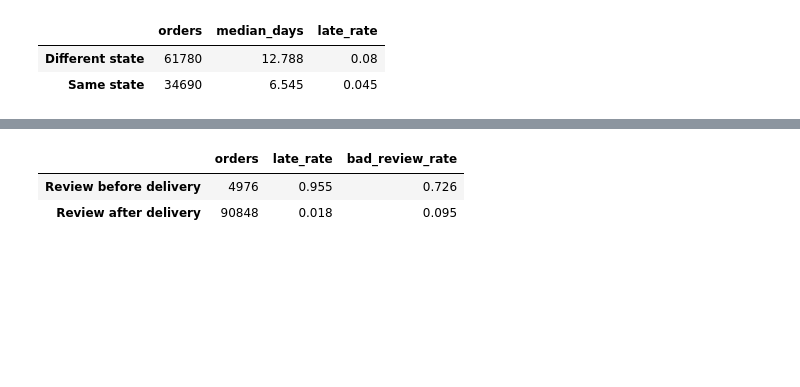
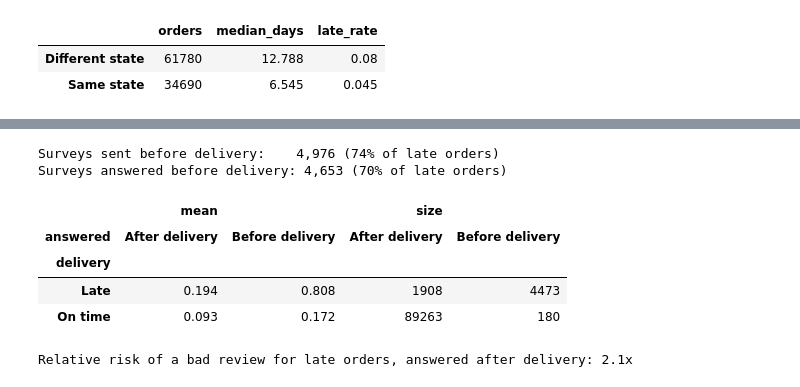
Before and after one commit to bruno1013/olist-customer-analytics, a Jupyter notebook: notebooks/02_eda_logistics.ipynb, the cells around one changed output, grey strips where cells are left out. Cells and saved outputs as stored; diff of their text form; code cells hidden in the pictures; blank space fills up the shorter version.

```diff
--- a/notebooks/02_eda_logistics.ipynb
+++ b/notebooks/02_eda_logistics.ipynb
@@ -353,17 +361,33 @@ Some customers review **before** delivery. If we want to predict bad reviews *af
 # %%
-before = reviewed["review_ts"].dt.normalize() < reviewed["delivered_ts"].dt.normalize()
+answered_before = reviewed["answer_ts"] < reviewed["delivered_ts"]
+survey_before = reviewed["review_ts"].dt.normalize() < reviewed["delivered_ts"].dt.normalize()
 
-summary = pd.DataFrame({
-    "orders": [before.sum(), (~before).sum()],
-    "late_rate": [reviewed.loc[before, "is_late"].mean(), reviewed.loc[~before, "is_late"].mean()],
-    "bad_review_rate": [reviewed.loc[before, "is_bad_review"].mean(),
-                        reviewed.loc[~before, "is_bad_review"].mean()],
-}, index=["Review before delivery", "Review after delivery"])
-summary.round(3)
+late_orders = reviewed[reviewed["is_late"] == True]
+print(f"Surveys sent before delivery:    {survey_before.sum():,} ({late_orders.pipe(lambda d: survey_before[d.index].mean()):.0%} of late orders)")
+print(f"Surveys answered before delivery: {answered_before.sum():,} ({answered_before[late_orders.index].mean():.0%} of late orders)")
+
+# Bad-review rate by lateness × whether the customer had the parcel when answering
+split = reviewed.assign(
+    delivery=np.where(reviewed["is_late"], "Late", "On time"),
+    answered=np.where(answered_before, "Before delivery", "After delivery"),
+).pivot_table(index="delivery", columns="answered", values="is_bad_review",
+              aggfunc=["mean", "size"])
+split.round(3)
 # %% [output]
+Surveys sent before delivery:    4,976 (74% of late orders)
+Surveys answered before delivery: 4,653 (70% of late orders)
-|  | orders | late_rate | bad_review_rate |
-| Review before delivery | 4976 | 0.955 | 0.726 |
-| Review after delivery | 90848 | 0.018 | 0.095 |
+|  | mean |  | size |  |
+| answered | After delivery | Before delivery | After delivery | Before delivery |
+| delivery |  |  |  |  |
+| Late | 0.194 | 0.808 | 1908 | 4473 |
+| On time | 0.093 | 0.172 | 89263 | 180 |
+# %%
+# Relative risk of 'late' among customers who answered AFTER receiving the parcel
+after = reviewed[~answered_before]
+rr_after = after.loc[after["is_late"] == True, "is_bad_review"].mean() / after.loc[after["is_late"] == False, "is_bad_review"].mean()
+print(f"Relative risk of a bad review for late orders, answered after delivery: {rr_after:.1f}x")
+# %% [output]
+Relative risk of a bad review for late orders, answered after delivery: 2.1x
 # %% [markdown]
 ## Key findings
 
```
Also changed, not shown: parts of 4 cells of this notebook, 25 other files.
